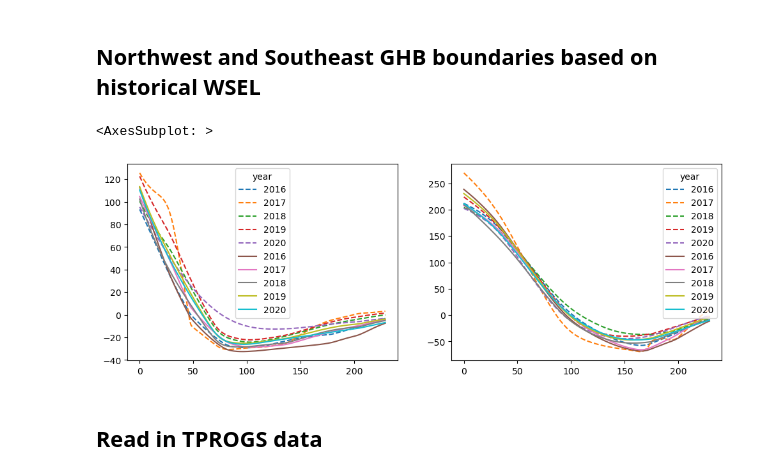
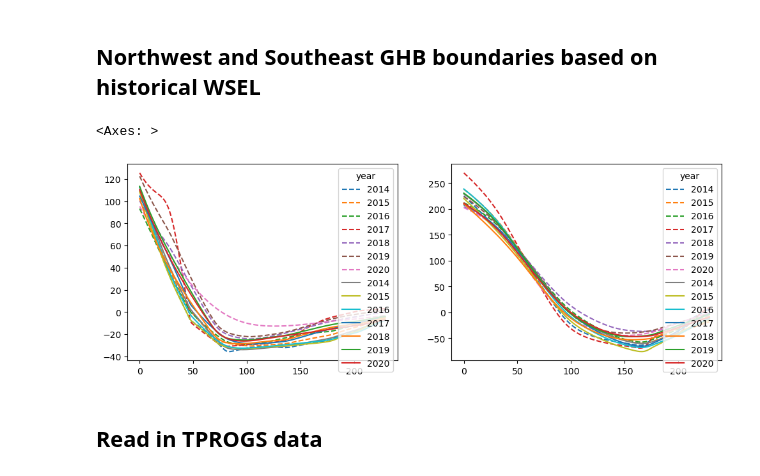
Before and after one commit to andrewcalderwood/CosumnesRiverRecharge, a Jupyter notebook: modflow_development/Regional/Historical simple geology.ipynb, the cells around one changed output. Cells and saved outputs as stored; diff of their text form; code cells hidden in the pictures.

```diff
--- a/modflow_development/Regional/Historical simple geology.ipynb
+++ b/modflow_development/Regional/Historical simple geology.ipynb
@@ -61,28 +63,28 @@ no_ss = False # keep steady state period
 # scenario run_dates dry -> wet -> dry
 # end_date = pd.to_datetime('2020-09-30')
 # strt_date = pd.to_datetime('2015-10-01')
-
+ss_strt = pd.to_datetime('2010-10-01')
 end_date = pd.to_datetime('2020-09-30')
-strt_date = pd.to_datetime('2016-10-01')
+strt_date = pd.to_datetime('2014-10-01')
 
 
 dates = pd.date_range(strt_date, end_date)
 
 # The number of periods is the number of dates
 nper = len(dates)
-if no_ss == False:
+if ss_bool == True:
     nper += 1
 
 # Each period has a length of one because the timestep is one day, have the 1st stress period be out of the date range
 # need to have the transient packages start on the second stress period
 perlen = np.ones(nper)
 # steady state period can be 1 second
-if no_ss == False:
+if ss_bool == True:
     perlen[0] = 1/86400  # first period is steady state, rest are transient
 
 # Steady or transient periods
 steady = np.zeros(nper)
-if no_ss == False:
+if ss_bool == True:
     steady[0] = 1  # first period is steady state, rest are transient
 steady = steady.astype('bool').tolist()
 # Reduce the number of timesteps to decrease run time
@@ -687,4 +652,4 @@ for year in np.arange(strtyear,endyear):
 # %%
-sy_ind = np.repeat(['spring','fall'],(endyear-strtyear)),np.tile(np.arange(strtyear,endyear),2)
-sy_ind = pd.MultiIndex.from_arrays(sy_ind, names=['season','year'])
-# sy_ind
+# ceate multi, index to stack fall and spring data
+sy_ind = np.repeat(['Apr','Oct'],(endyear-strtyear)),np.tile(np.arange(strtyear,endyear),2)
+sy_ind = pd.MultiIndex.from_arrays(sy_ind, names=['month','year'])
@@ -691,13 +667,13 @@ sy_ind = pd.MultiIndex.from_arrays(sy_ind, names=['season','year'])
 # %%
 ## NW is row 0, SE is last row
 kriged_NW = np.vstack((kriged_spring[:,0,:],kriged_fall[:,0,:]))
 kriged_SE = np.vstack((kriged_spring[:,nrow-1,:],kriged_fall[:,nrow-1,:] ))
 fig,ax=plt.subplots(1,2, figsize=(12,4))
-pd.DataFrame(np.rot90(kriged_NW),columns=sy_ind).loc[:,'spring'].plot(ax=ax[0],linestyle='--')
-pd.DataFrame(np.rot90(kriged_NW),columns=sy_ind).loc[:,'fall'].plot(ax=ax[0])
+pd.DataFrame(np.rot90(kriged_NW),columns=sy_ind).loc[:,'Apr'].plot(ax=ax[0],linestyle='--')
+pd.DataFrame(np.rot90(kriged_NW),columns=sy_ind).loc[:,'Oct'].plot(ax=ax[0])
 
-pd.DataFrame(np.rot90(kriged_SE),columns=sy_ind).loc[:,'spring'].plot(ax=ax[1],linestyle='--')
-pd.DataFrame(np.rot90(kriged_SE),columns=sy_ind).loc[:,'fall'].plot(ax=ax[1])
+pd.DataFrame(np.rot90(kriged_SE),columns=sy_ind).loc[:,'Apr'].plot(ax=ax[1],linestyle='--')
+pd.DataFrame(np.rot90(kriged_SE),columns=sy_ind).loc[:,'Oct'].plot(ax=ax[1])
 # %% [output]
-<AxesSubplot: >
+<Axes: >
-[figure, old version]
+[figure, new version]
```
Also changed, not shown: parts of 67 cells of this notebook, 1 other file.
